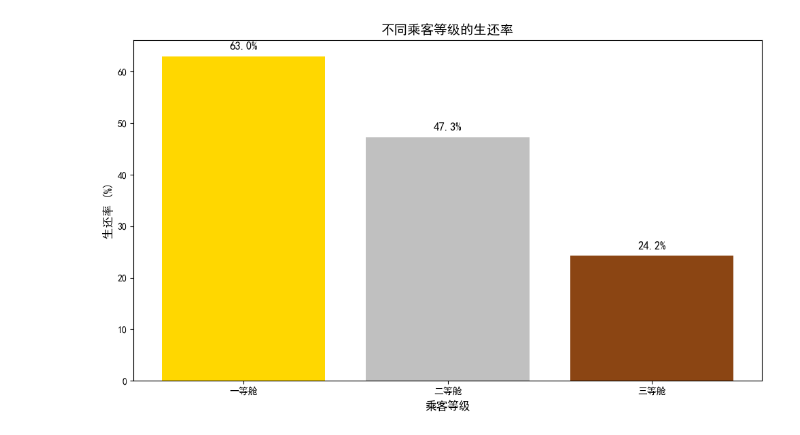
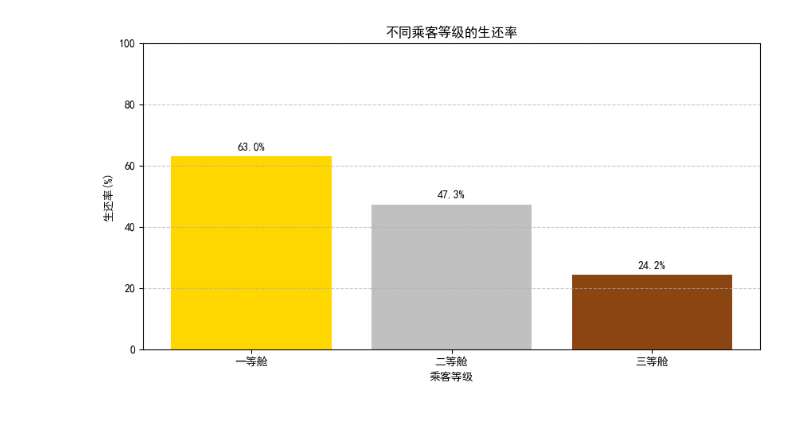
Before and after one commit to FeatherWounds/qyb, a Jupyter notebook: day4/test3.ipynb, the cells around one changed output. Saved outputs shown, nothing was run; the diff lists cells and outputs as text; code cells hidden in the pictures.

```diff
--- a/day4/test3.ipynb
+++ b/day4/test3.ipynb
@@ -1,5 +1,6 @@
 # %%
 import pandas as pd
+import numpy as np
 import matplotlib.pyplot as plt
 from matplotlib import rcParams
 
@@ -9,27 +10,20 @@ plt.rcParams['axes.unicode_minus'] = False
 
 # 读取数据
 data = pd.read_csv(r'C:\Users\FeatherWounds\OneDrive\桌面\exercise_data\train.csv')
-
-# 计算各等级的乘客总数和生还人数
-survival_by_class = data.groupby('Pclass')['Survived'].agg(['sum', 'count'])
-survival_by_class['survival_rate'] = survival_by_class['sum'] / survival_by_class['count'] * 100
-
-# 绘制直方图
-plt.figure(figsize=(10, 6))
-plt.bar(survival_by_class.index, survival_by_class['survival_rate'], color=['gold', 'silver', 'saddlebrown'])
-
-# 设置图表标题和坐标轴标签
-plt.title('不同乘客等级的生还率', fontsize=14)
-plt.xlabel('乘客等级', fontsize=12)
-plt.ylabel('生还率 (%)', fontsize=12)
-plt.xticks([1, 2, 3], ['一等舱', '二等舱', '三等舱'])
-
-# 在柱子上显示生还率
-for i, rate in enumerate(survival_by_class['survival_rate']):
-    plt.text(i + 1, rate + 1, f'{rate:.1f}%', ha='center', va='bottom', fontsize=12)
-
-# 显示图表
-plt.tight_layout()
-plt.show()
-# %% [output]
-[figure, removed]
+# %%
+# 1. 乘客等级对生还率的影响
+pclass_survival = data.groupby('Pclass')['Survived'].mean() * 100
+
+plt.figure(figsize=(10, 5))
+plt.bar(pclass_survival.index, pclass_survival.values, color=['gold', 'silver', 'saddlebrown'])
+plt.title('不同乘客等级的生还率')
+plt.xlabel('乘客等级')
+plt.ylabel('生还率(%)')
+plt.xticks([1, 2, 3], ['一等舱', '二等舱', '三等舱'])
+plt.ylim(0, 100)
+for i, v in enumerate(pclass_survival.values):
+    plt.text(i+1, v+2, f"{v:.1f}%", ha='center')
+plt.grid(axis='y', linestyle='--', alpha=0.7)
+plt.show()
+# %% [output]
+[figure, added]
```
Also changed, not shown: parts of 1 cell of this notebook.
